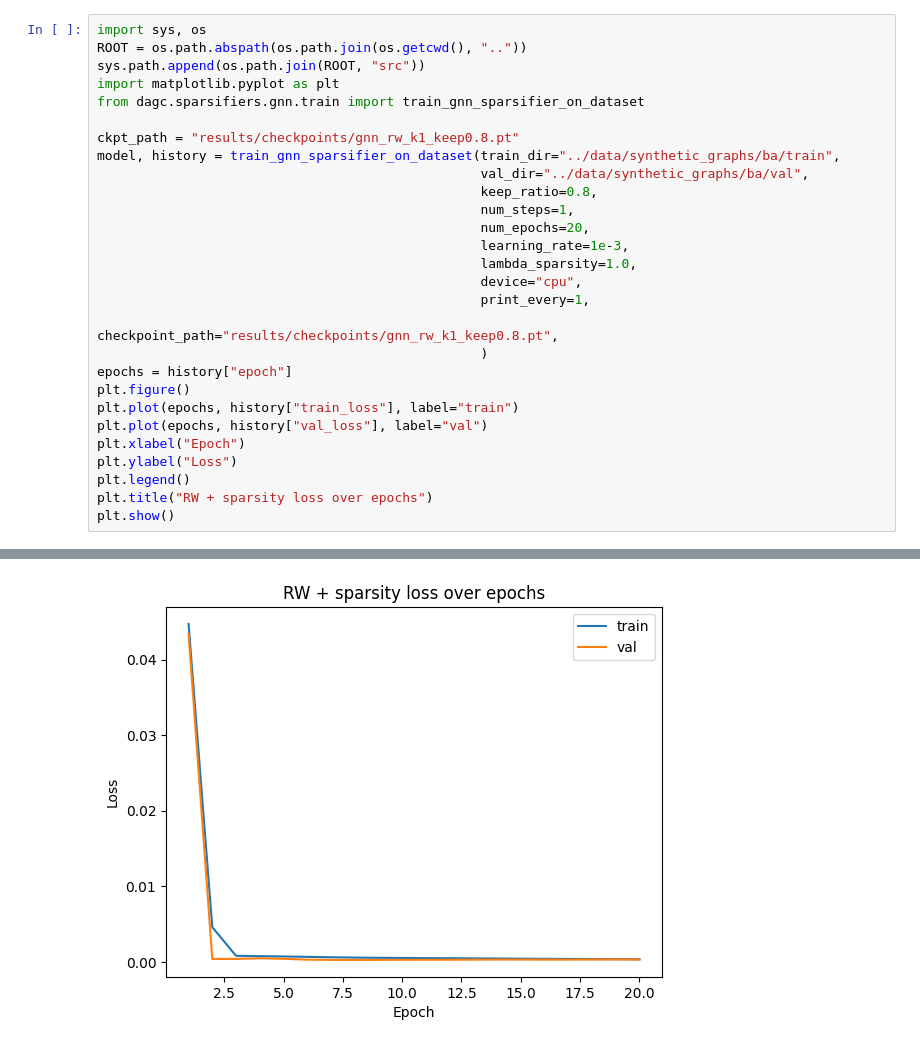
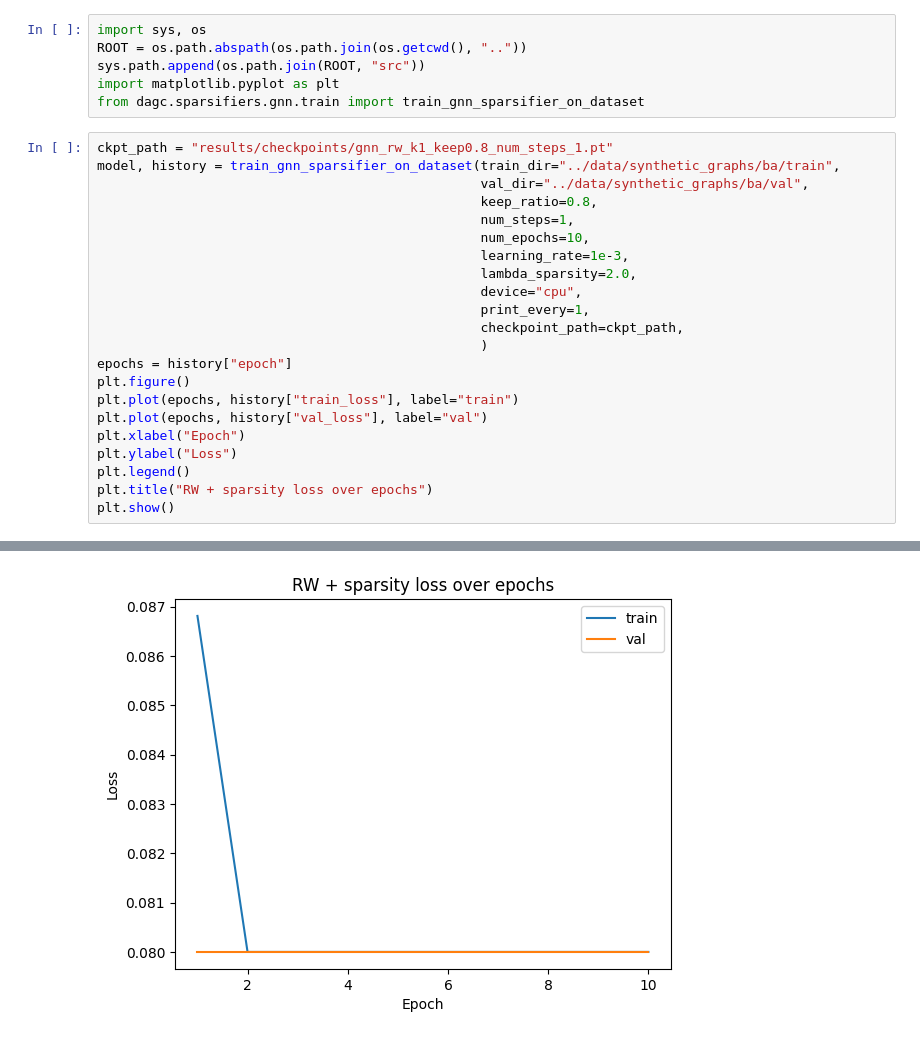
Before and after one commit to Nicky-2000/diffusion-aware-graph-compression, a Jupyter notebook: scripts/train_gnn.ipynb, the cells around one changed output, grey strips where cells are left out. Cells and saved outputs as stored; diff of their text form.

Commit message:
some results

```diff
--- a/scripts/train_gnn.ipynb
+++ b/scripts/train_gnn.ipynb
@@ -1,21 +1,21 @@
+# %%
+import sys, os
+ROOT = os.path.abspath(os.path.join(os.getcwd(), ".."))
+sys.path.append(os.path.join(ROOT, "src"))
+import matplotlib.pyplot as plt
+from dagc.sparsifiers.gnn.train import train_gnn_sparsifier_on_dataset
 # %%
-import sys, os
-ROOT = os.path.abspath(os.path.join(os.getcwd(), ".."))
-sys.path.append(os.path.join(ROOT, "src"))
-import matplotlib.pyplot as plt
-from dagc.sparsifiers.gnn.train import train_gnn_sparsifier_on_dataset
-
-ckpt_path = "results/checkpoints/gnn_rw_k1_keep0.8.pt"
+ckpt_path = "results/checkpoints/gnn_rw_k1_keep0.8_num_steps_1.pt"
 model, history = train_gnn_sparsifier_on_dataset(train_dir="../data/synthetic_graphs/ba/train",
                                                  val_dir="../data/synthetic_graphs/ba/val",
                                                  keep_ratio=0.8,
                                                  num_steps=1,
-                                                 num_epochs=20,
+                                                 num_epochs=10,
                                                  learning_rate=1e-3,
-                                                 lambda_sparsity=1.0,
+                                                 lambda_sparsity=2.0,
                                                  device="cpu",
                                                  print_every=1,
-                                                 checkpoint_path="results/checkpoints/gnn_rw_k1_keep0.8.pt",
+                                                 checkpoint_path=ckpt_path,
                                                  )
 epochs = history["epoch"]
 plt.figure()
@@ -47 +44 @@ plt.show()
-[figure, old version]
+[figure, new version]
```
Also changed, not shown: parts of 3 cells of this notebook, 11 other files.
